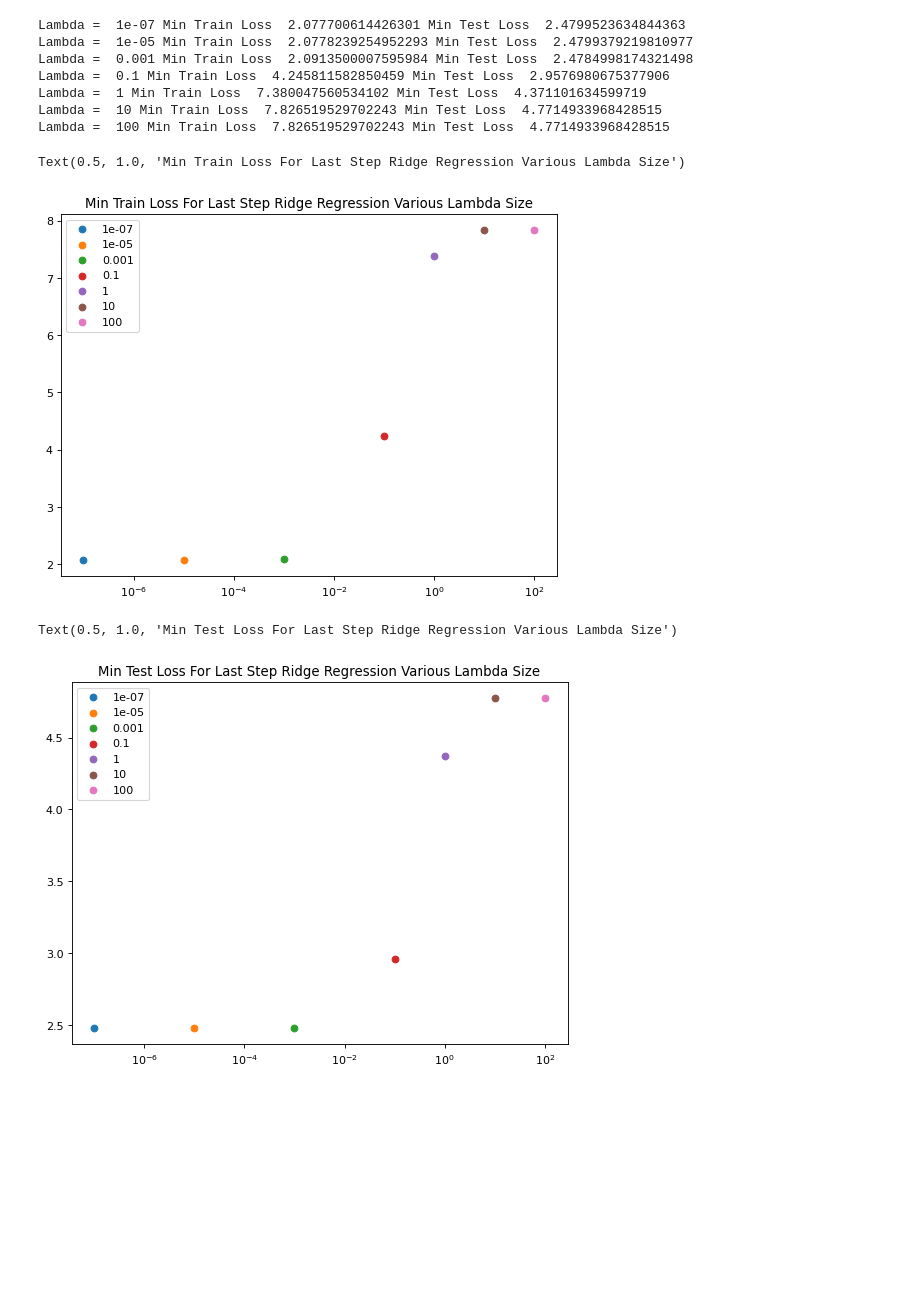
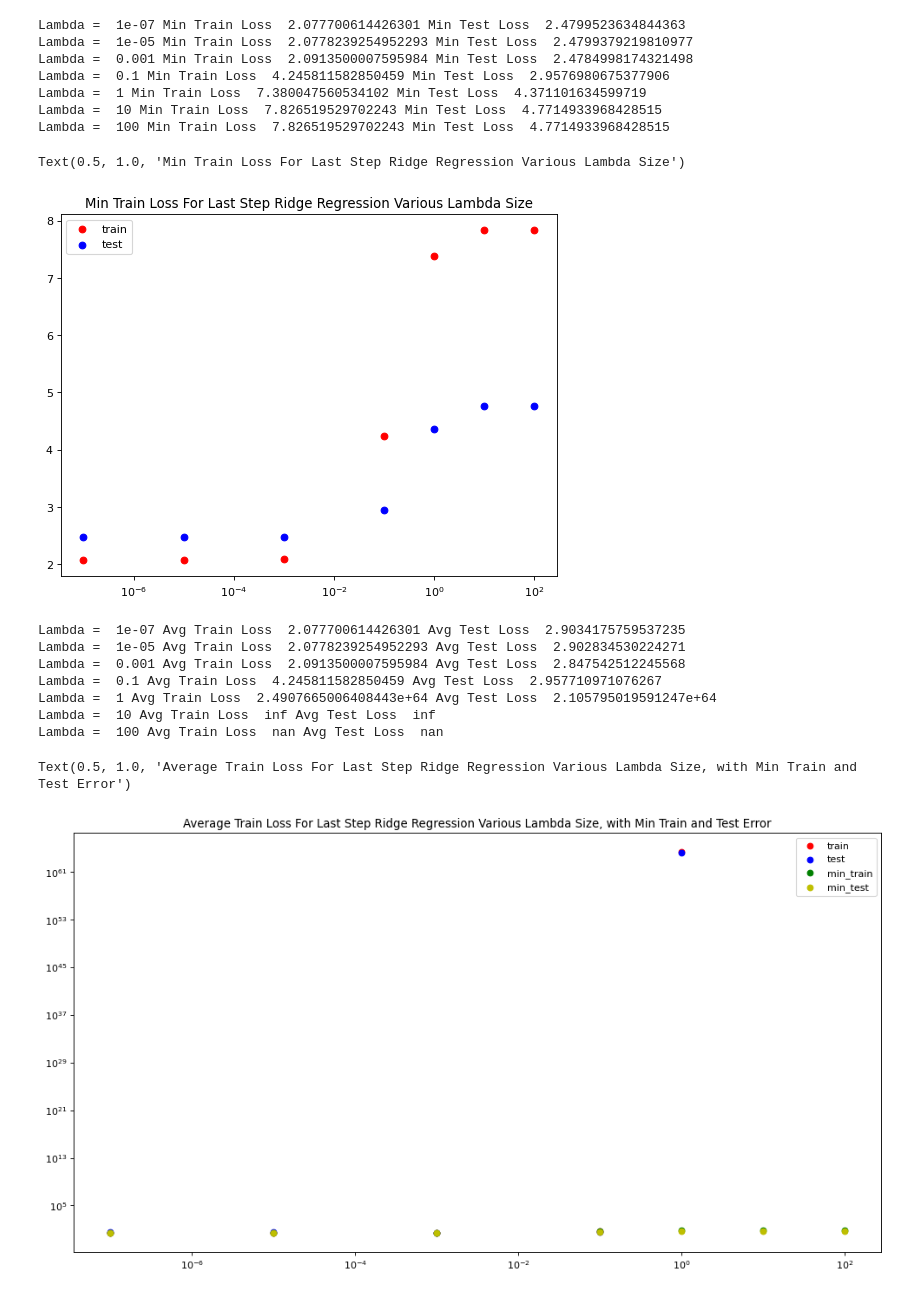
Before and after one commit to nyu-big-data/ds-masters, a Jupyter notebook: Spring-Term-2021/1003-Machine-Learning/Homework/HW-2/HW 2 Notebook.ipynb, the cells around one changed output. Drawn from its saved outputs; the diff is of its cells as text; code cells hidden in the pictures; blank space fills up the shorter version.

```diff
--- a/Spring-Term-2021/1003-Machine-Learning/Homework/HW-2/HW 2 Notebook.ipynb
+++ b/Spring-Term-2021/1003-Machine-Learning/Homework/HW-2/HW 2 Notebook.ipynb
@@ -521,23 +467,36 @@ Lambda =  100 Min Train Loss  7.826519529702243 Min Test Loss  4.771493396842851
 #Begin plotting
 plt.figure(figsize=(8, 6), dpi=80)
 for l in lambdas:
-    plt.scatter(l,min(train_loss_dict[l]), label=''.join(str(l)))
+    plt.scatter(l,min(train_loss_dict[l]),label='Train',color='r')
+    plt.scatter(l,min(average_test_loss[l]), label='Test',color='b')
 #plt.yscale('log')
 plt.xscale('log')
-plt.legend()
+plt.legend(labels=['train','test'])
 plt.title("Min Train Loss For Last Step Ridge Regression Various Lambda Size")
 # %% [output]
 Text(0.5, 1.0, 'Min Train Loss For Last Step Ridge Regression Various Lambda Size')
-[figure, old version]
+[figure, new version]
-# %%
-#Begin plotting
-plt.figure(figsize=(8, 6), dpi=80)
-for l in lambdas:
-    plt.scatter(l,min(average_test_loss[l]), label=''.join(str(l)))
-#plt.yscale('log')
-plt.xscale('log')
-plt.legend()
-plt.title("Min Test Loss For Last Step Ridge Regression Various Lambda Size")
-# %% [output]
-Text(0.5, 1.0, 'Min Test Loss For Last Step Ridge Regression Various Lambda Size')
-[figure, removed]
+# %%
+#Begin plotting
+plt.figure(figsize=(15, 8), dpi=80)
+for l in lambdas:
+    plt.scatter(l,train_loss_dict[l][-1], color='r')
+    plt.scatter(l,average_test_loss[l][-1], color='b')
+    plt.scatter(l,min(train_loss_dict[l]),color='g')
+    plt.scatter(l,min(average_test_loss[l]), color='y')
+    print('Lambda = ', l, 'Avg Train Loss ', train_loss_dict[l][-1], 'Avg Test Loss ', average_test_loss[l][-1])
+    #print('Lambda = ', l, 'Min Train Loss ', min((train_loss_dict[l])), 'Min Test Loss ', min(average_test_loss[l]))
+plt.yscale('log')
+plt.xscale('log')
+plt.legend(labels=['train','test','min_train','min_test'])
+plt.title("Average Train Loss For Last Step Ridge Regression Various Lambda Size, with Min Train and Test Error")
+# %% [output]
+Lambda =  1e-07 Avg Train Loss  2.077700614426301 Avg Test Loss  2.9034175759537235
+Lambda =  1e-05 Avg Train Loss  2.0778239254952293 Avg Test Loss  2.902834530224271
+Lambda =  0.001 Avg Train Loss  2.0913500007595984 Avg Test Loss  2.847542512245568
+Lambda =  0.1 Avg Train Loss  4.245811582850459 Avg Test Loss  2.957710971076267
+Lambda =  1 Avg Train Loss  2.4907665006408443e+64 Avg Test Loss  2.105795019591247e+64
+Lambda =  10 Avg Train Loss  inf Avg Test Loss  inf
+Lambda =  100 Avg Train Loss  nan Avg Test Loss  nan
+Text(0.5, 1.0, 'Average Train Loss For Last Step Ridge Regression Various Lambda Size, with Min Train and Test Error')
+[figure, new version]
```
Also changed, not shown: parts of 40 cells of this notebook, 20 other files.
